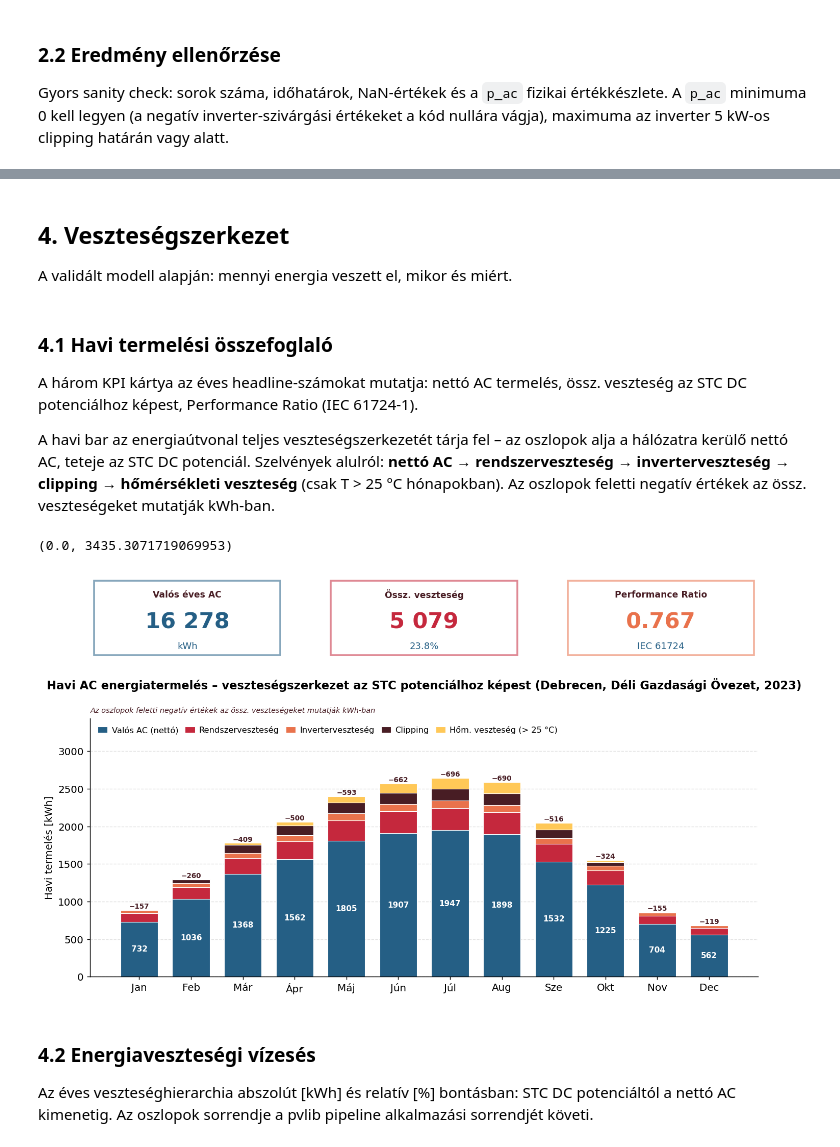
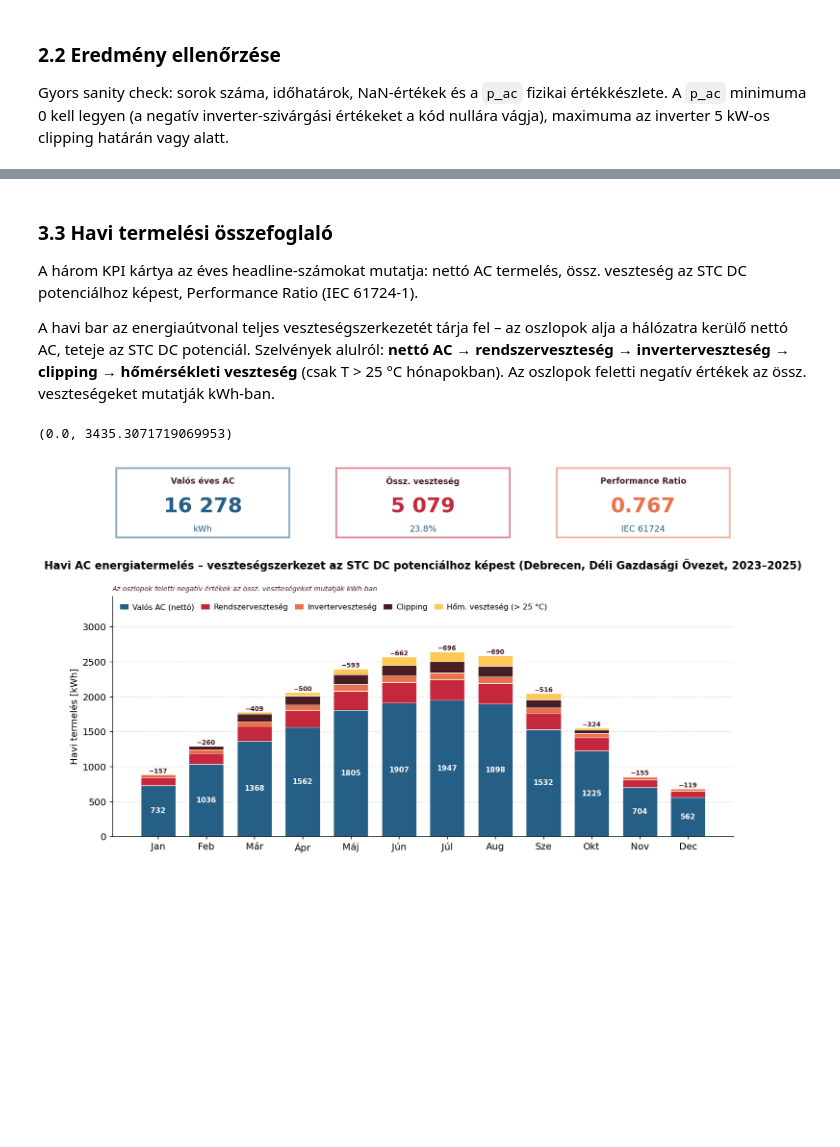
Before and after one commit to csabatatrai/solar-ml-pipeline, a Jupyter notebook: analysis.ipynb, the cells around one changed output, grey strips where cells are left out. Cells and saved outputs as stored; diff of their text form; code cells hidden in the pictures; blank space fills up the shorter version.

```diff
--- a/analysis.ipynb
+++ b/analysis.ipynb
@@ -487,33 +487,0 @@ Az átlagos nettó AC teljesítmény [W] pivot-táblája. A legkompaktabb nézet
-# %%
-import math
-from config import C_HEATMAP, MPL_DEFAULTS
-plt.rcParams.update(MPL_DEFAULTS)
-import seaborn as sns
-import numpy as np
-import matplotlib.pyplot as plt
-from config import DETAILED_SYSTEM_LOSSES
-
-MONTH_HU = [
-    "Jan", "Feb", "Már", "Ápr", "Máj", "Jún",
-    "Júl", "Aug", "Sze", "Okt", "Nov", "Dec",
-]
-derate_live = math.prod(1.0 - v for v in DETAILED_SYSTEM_LOSSES.values())
-
-pivot = df_pv.assign(
-    p_ac_net=df_pv["p_ac"] * derate_live,
-    _month=df_pv.index.month,
-    _hour=df_pv.index.hour,
-).pivot_table(values="p_ac_net", index="_hour", columns="_month", aggfunc="mean")
-pivot.columns = MONTH_HU
-pivot.index.name = "Napszak [h]"
-
-fig, ax = plt.subplots(figsize=(13, 7), layout="constrained")
-sns.heatmap(
-    pivot, ax=ax, cmap="YlOrRd", linewidths=0.2,
-    cbar_kws={"label": "Átlag nettó AC teljesítmény [W]", "shrink": 0.8},
-    annot=True, fmt=".0f", annot_kws={"size": 7.5},
-)
-ax.set_title("Átlagos nettó AC teljesítmény – hónap × napszak [W]", fontweight="bold")
-ax.set_xlabel("Hónap")
-
-plt.show()
@@ -615,11 +604,7 @@ plt.show()
-# %% [markdown]
-## 4. Veszteségszerkezet
-
-A validált modell alapján: mennyi energia veszett el, mikor és miért.
 # %% [markdown]
 <a id="viz-kpi"></a>
 
-### 4.1 Havi termelési összefoglaló
+### 3.3 Havi termelési összefoglaló
 
 A három KPI kártya az éves headline-számokat mutatja: nettó AC termelés, össz. veszteség az STC DC potenciálhoz képest, Performance Ratio (IEC 61724-1).
 
@@ -629,8 +614,10 @@ import math
 import numpy as np
 import matplotlib.pyplot as plt
 from matplotlib.gridspec import GridSpec
-from config import LOCATION_NAME, YEAR, DETAILED_SYSTEM_LOSSES, GAMMA_PDC, TEMP_REF
+from config import LOCATION_NAME, START_DATE, END_DATE, DETAILED_SYSTEM_LOSSES, GAMMA_PDC, TEMP_REF
 from pv_calculator import PDC0_TOTAL, PDC0_INV
+
+start_yr, end_yr = START_DATE[:4], END_DATE[:4]
 
 MONTH_HU = [
     "Jan", "Feb", "Már", "Ápr", "Máj", "Jún",
@@ -736,38 +723,32 @@ for data, color, label in SEGMENTS:
             if v > 45:
                 ax.text(xi + 1, bot + v / 2, f"{v:.0f}",
                         ha="center", va="center",
                         fontsize=8.5, fontweight="bold", color="white")
     bottoms = bottoms + vals
 
 # Összesített veszteség az oszlopok tetején (STC potenciálhoz képest)
 for xi, (top, real) in enumerate(zip(bottoms, monthly_kwh_real.values)):
     total_loss = top - real
     if total_loss > 5:
         ax.text(xi + 1, top + 1.5, f"−{total_loss:.0f}",
                 ha="center", va="bottom", fontsize=7.5,
                 color=C_BASE["text_dk"], fontweight="bold")
 
 ax.set_xticks(x)
 ax.set_xticklabels(MONTH_HU)
 ax.set_ylabel("Havi termelés [kWh]")
 ax.set_title(
-    f"Havi AC energiatermelés – veszteségszerkezet az STC potenciálhoz képest ({LOCATION_NAME}, {YEAR})",
+    f"Havi AC energiatermelés – veszteségszerkezet az STC DC potenciálhoz képest ({LOCATION_NAME}, {start_yr}–{end_yr})",
     fontweight="bold", fontsize=12.5, pad=32)
 ax.yaxis.grid(True, alpha=0.35, linestyle="--")
 ax.set_axisbelow(True)
 ax.legend(frameon=True, facecolor=C_BASE["bg_light"], edgecolor=C_BASE["bg"],
           framealpha=0.95, fontsize=9, ncols=5, loc="upper left",
           handlelength=1.2, handletextpad=0.5, columnspacing=0.8)
 ax.text(0.0, 1.022,
         "Az oszlopok feletti negatív értékek az össz. veszteségeket mutatják kWh-ban",
         transform=ax.transAxes, fontsize=8, color=C_BASE["neutral_dk"], style="italic")
 ax.set_ylim(0, bottoms.max() * 1.30)
 # %% [output]
 (0.0, 3435.3071719069953)
-[figure, old version]
+[figure, new version]
-# %% [markdown]
-<a id="viz-vizeses"></a>
-
-### 4.2 Energiaveszteségi vízesés
-
-Az éves veszteséghierarchia abszolút [kWh] és relatív [%] bontásban: STC DC potenciáltól a nettó AC kimenetig. Az oszlopok sorrendje a pvlib pipeline alkalmazási sorrendjét követi.
```
Also changed, not shown: parts of 16 cells of this notebook, 2 other files.
